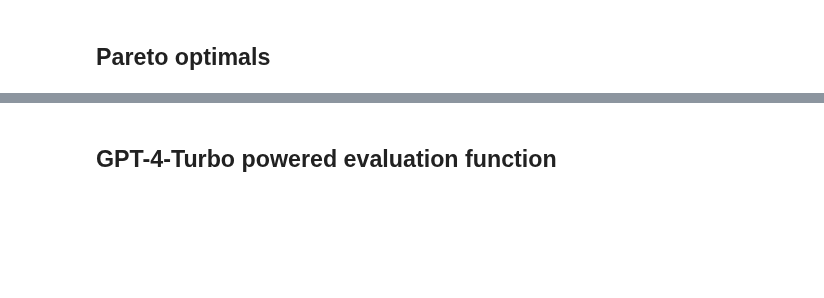
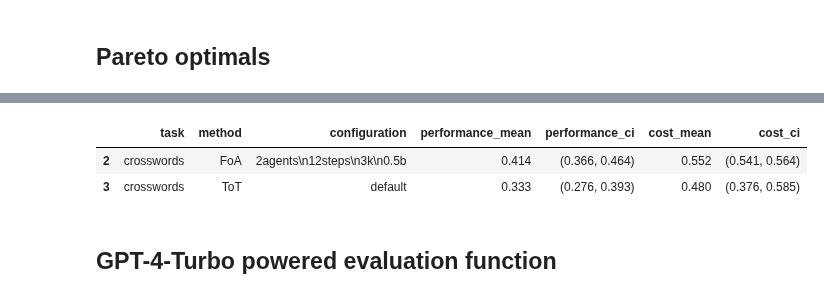
Before and after one commit to au-clan/FoA, a Jupyter notebook: arxiv/n_arxiv.ipynb, the cells around one changed output, grey strips where cells are left out. Cells and saved outputs as stored; diff of their text form; code cells hidden in the pictures; blank space fills up the shorter version.

```diff
--- a/arxiv/n_arxiv.ipynb
+++ b/arxiv/n_arxiv.ipynb
@@ -352,0 +355,6 @@ plt.show()
+# %%
+df
+# %% [output]
+|  | task | method | configuration | performance_mean | performance_ci | cost_mean | cost_ci |
+| 2 | crosswords | FoA | 2agents\n12steps\n3k\n0.5b | 0.414 | (0.366, 0.464) | 0.552 | (0.541, 0.564) |
+| 3 | crosswords | ToT | default | 0.333 | (0.276, 0.393) | 0.480 | (0.376, 0.585) |
```
Also changed, not shown: parts of 8 cells of this notebook, 2 other files.
